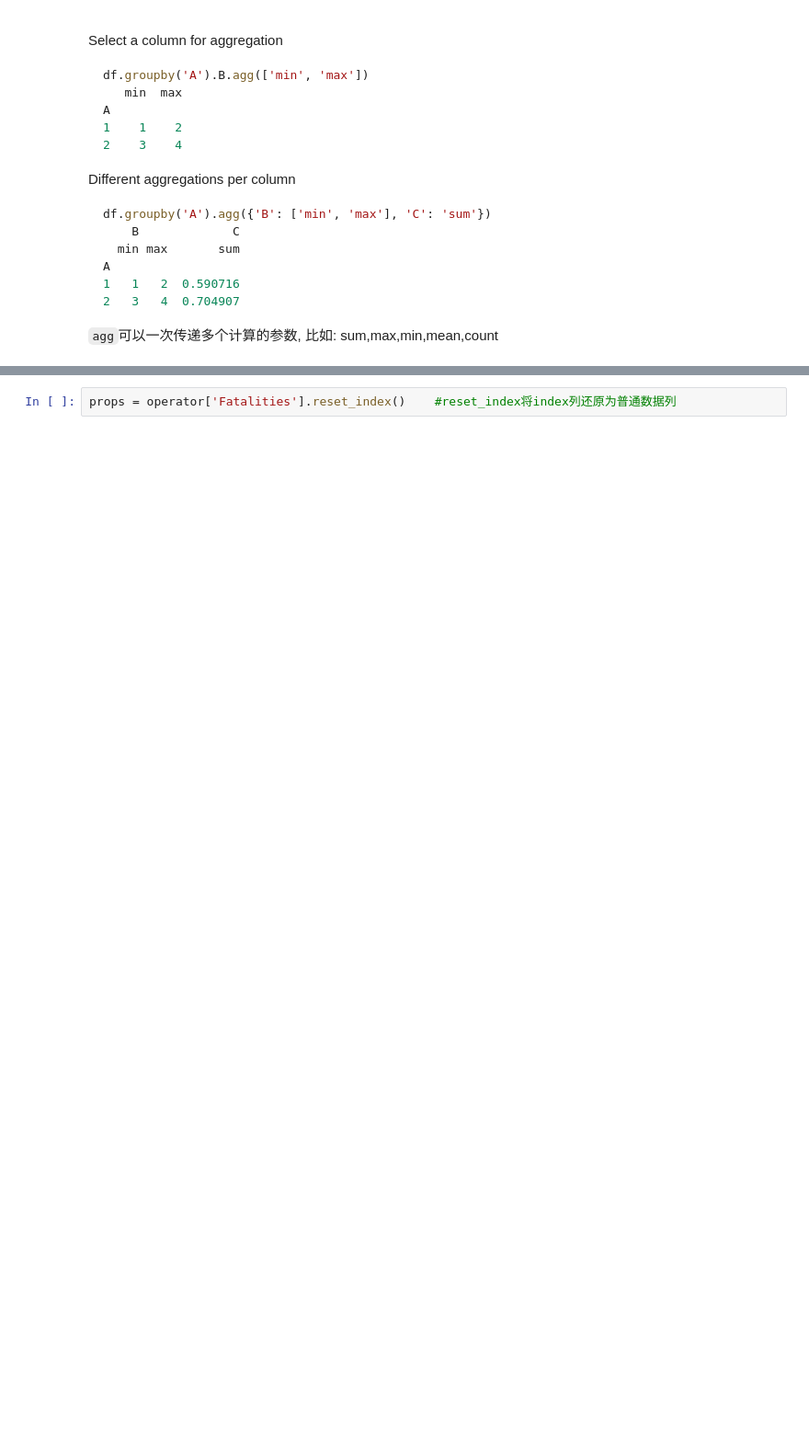
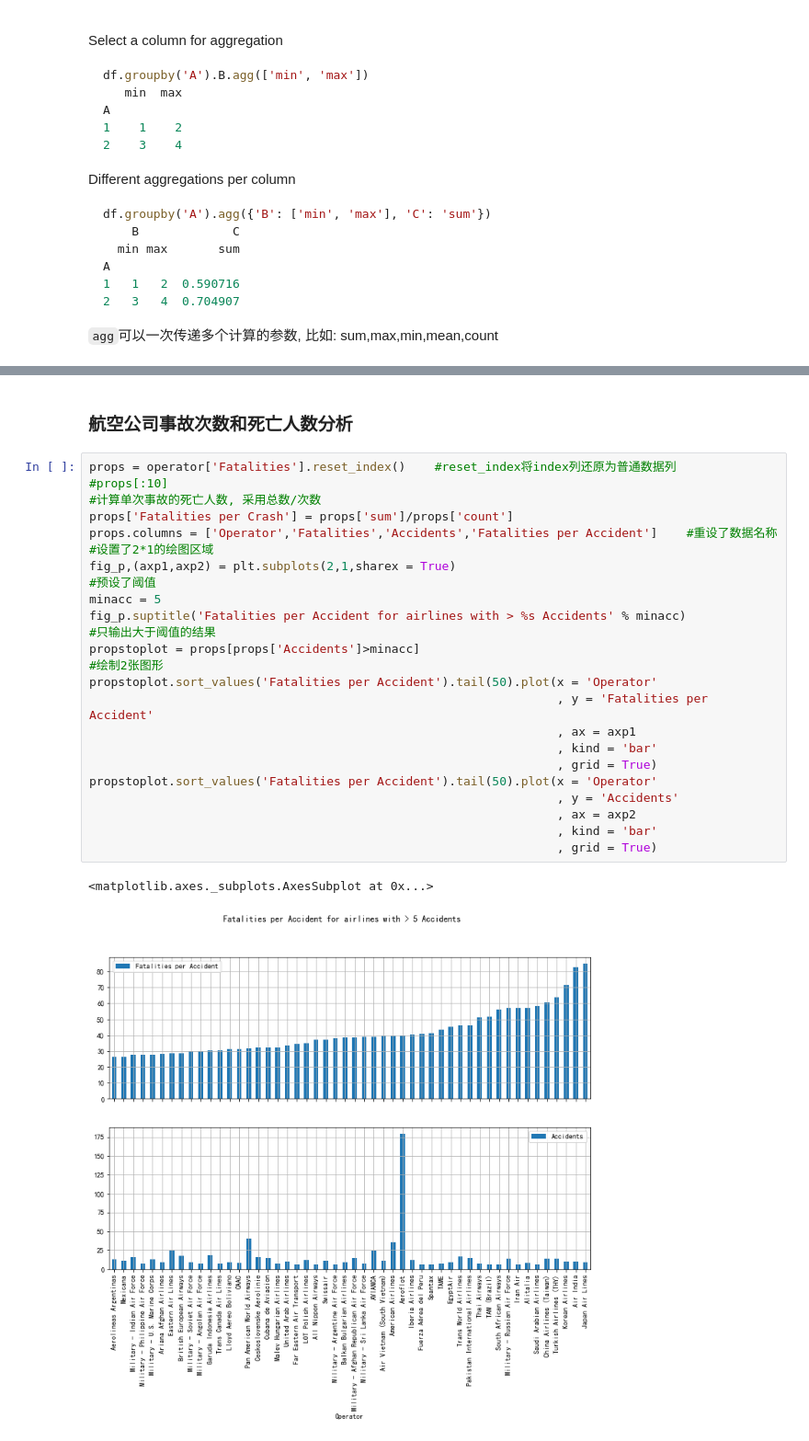
Before and after one commit to thelalasis/mystudy, a Jupyter notebook: Data_Analysis/kaggle/20190410_aircrashes/aircrashes_analysis.ipynb, the cells around one changed output, grey strips where cells are left out. Shown at 92% size. Saved outputs shown, nothing was run; the diff lists cells and outputs as text; blank space fills up the shorter version.

```diff
--- a/Data_Analysis/kaggle/20190410_aircrashes/aircrashes_analysis.ipynb
+++ b/Data_Analysis/kaggle/20190410_aircrashes/aircrashes_analysis.ipynb
@@ -165,2 +165,29 @@ fatalprop.head(10).plot(kind='bar',title='Proportion of total Fatalities',ax=ax4
-# %%
-props = operator['Fatalities'].reset_index()    #reset_index将index列还原为普通数据列
+# %% [markdown]
+### 航空公司事故次数和死亡人数分析
+# %%
+props = operator['Fatalities'].reset_index()    #reset_index将index列还原为普通数据列
+#props[:10]
+#计算单次事故的死亡人数, 采用总数/次数
+props['Fatalities per Crash'] = props['sum']/props['count']
+props.columns = ['Operator','Fatalities','Accidents','Fatalities per Accident']    #重设了数据名称
+#设置了2*1的绘图区域
+fig_p,(axp1,axp2) = plt.subplots(2,1,sharex = True)
+#预设了阈值
+minacc = 5
+fig_p.suptitle('Fatalities per Accident for airlines with > %s Accidents' % minacc)
+#只输出大于阈值的结果
+propstoplot = props[props['Accidents']>minacc]
+#绘制2张图形
+propstoplot.sort_values('Fatalities per Accident').tail(50).plot(x = 'Operator'
+                                                                 , y = 'Fatalities per Accident'
+                                                                 , ax = axp1
+                                                                 , kind = 'bar'
+                                                                 , grid = True)
+propstoplot.sort_values('Fatalities per Accident').tail(50).plot(x = 'Operator'
+                                                                 , y = 'Accidents'
+                                                                 , ax = axp2
+                                                                 , kind = 'bar'
+                                                                 , grid = True)
+# %% [output]
+<matplotlib.axes._subplots.AxesSubplot at 0x...>
+[figure, added]
```
Also changed, not shown: parts of 7 cells of this notebook.
